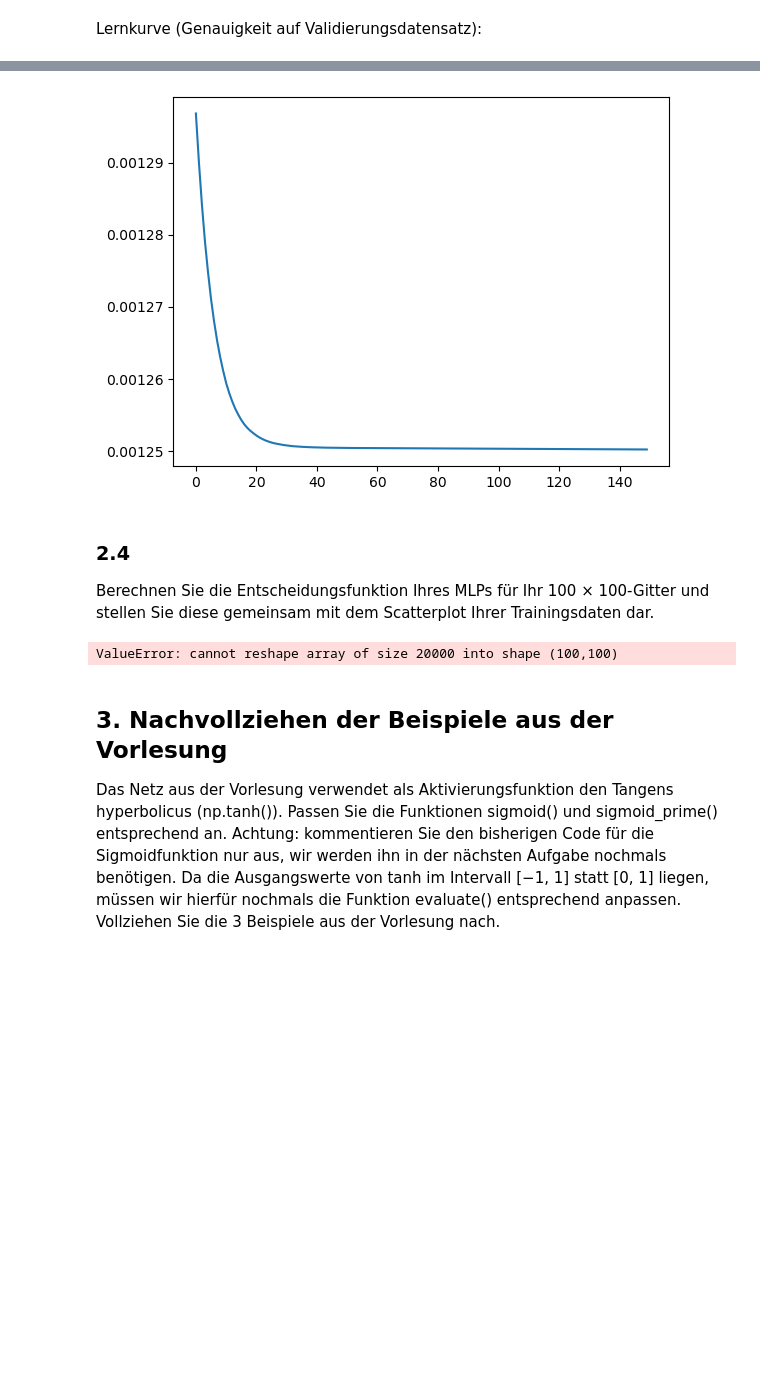
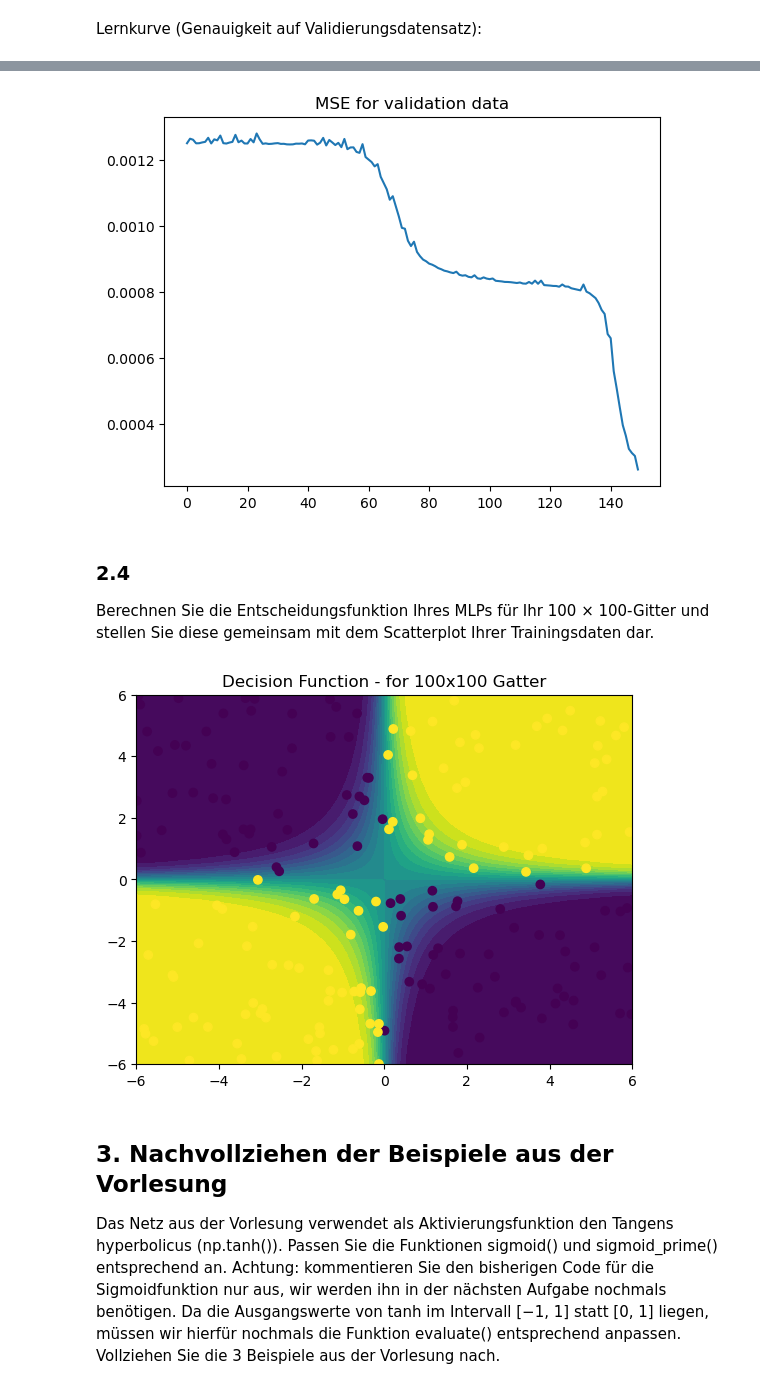
Before and after one commit to TypMitSchnurrbart/ws24_machine_learning, a Jupyter notebook: DL_Aufgabe1/Aufgabe_1.ipynb, the cells around one changed output, grey strips where cells are left out. Saved outputs shown, nothing was run; the diff lists cells and outputs as text; code cells hidden in the pictures; blank space fills up the shorter version.

```diff
--- a/DL_Aufgabe1/Aufgabe_1.ipynb
+++ b/DL_Aufgabe1/Aufgabe_1.ipynb
@@ -366,23 +396,28 @@ MSE auf Validierungsdatensatz
 # %%
-plt.plot(mse/train_outputs.shape[0]);
+plt.plot(mse/train_design.shape[0])
+plt.title("MSE for validation data");
 # %% [output]
-[figure, old version]
+[figure, new version]
 # %% [markdown]
 ### 2.4
 Berechnen Sie die Entscheidungsfunktion Ihres MLPs für Ihr 100 × 100-Gitter und
 stellen Sie diese gemeinsam mit dem Scatterplot Ihrer Trainingsdaten dar.
 # %%
-#TODO:
-output = sigmoid(grid_outputs).reshape((100,100))
+########### ----------- TODO: was muss man genau machen?
+# Designmatrix für das 100x100-Gitter erstellen
+X1 = grid_w1.reshape((100,100))
+X2 = grid_w2.reshape((100,100))
+grid_design = sigmoid(np.multiply(X1, X2))
+###############-----------------------
 
-plt.contourf(x_vals, y_vals, output, levels=20, cmap='viridis')
+# plot_decision_function(x_vals, y_vals, grid_design, "Combined")
+
+plt.contourf(x_vals, y_vals, grid_design, levels=20, cmap='viridis')
 plt.scatter(train_data[:, 0], train_data[:, 1], c=train_labels)
 plt.title('Decision Function - for 100x100 Gatter')
-plt.ylim((-6, 6))
-plt.xlim((-6, 6))
 plt.show()
 # %% [output]
-ValueError: cannot reshape array of size 20000 into shape (100,100)
+[figure, added]
 # %% [markdown]
 ## 3. Nachvollziehen der Beispiele aus der Vorlesung
 Das Netz aus der Vorlesung verwendet als Aktivierungsfunktion den Tangens hyperbolicus (np.tanh()). Passen Sie die Funktionen sigmoid() und sigmoid_prime() entsprechend an. Achtung: kommentieren Sie den bisherigen Code für die Sigmoidfunktion nur aus, wir werden ihn in der nächsten Aufgabe nochmals benötigen. Da die Ausgangswerte von tanh im Intervall [−1, 1] statt [0, 1] liegen, müssen wir hierfür nochmals die Funktion evaluate() entsprechend anpassen. Vollziehen Sie die 3 Beispiele aus der Vorlesung nach.
```
Also changed, not shown: parts of 29 cells of this notebook.
